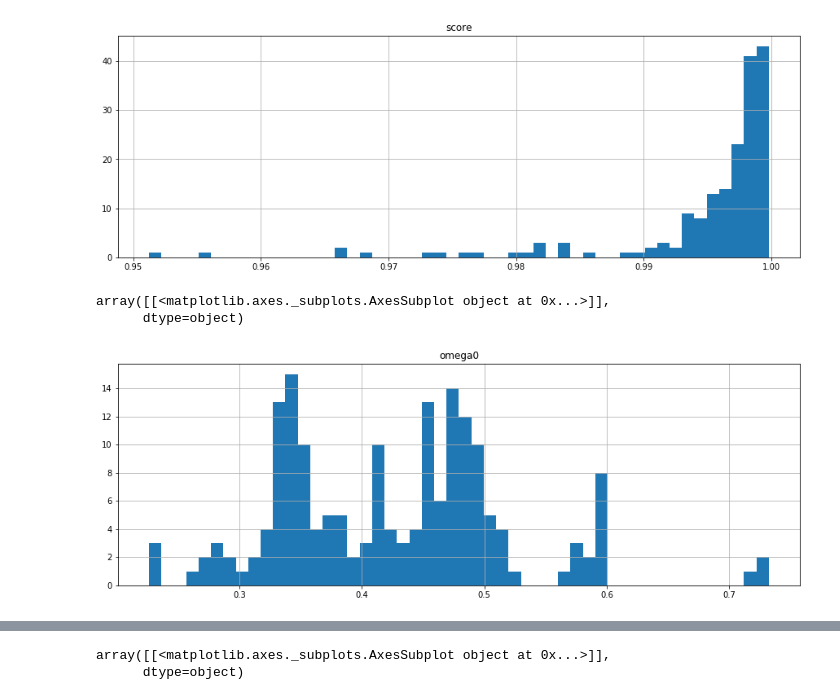
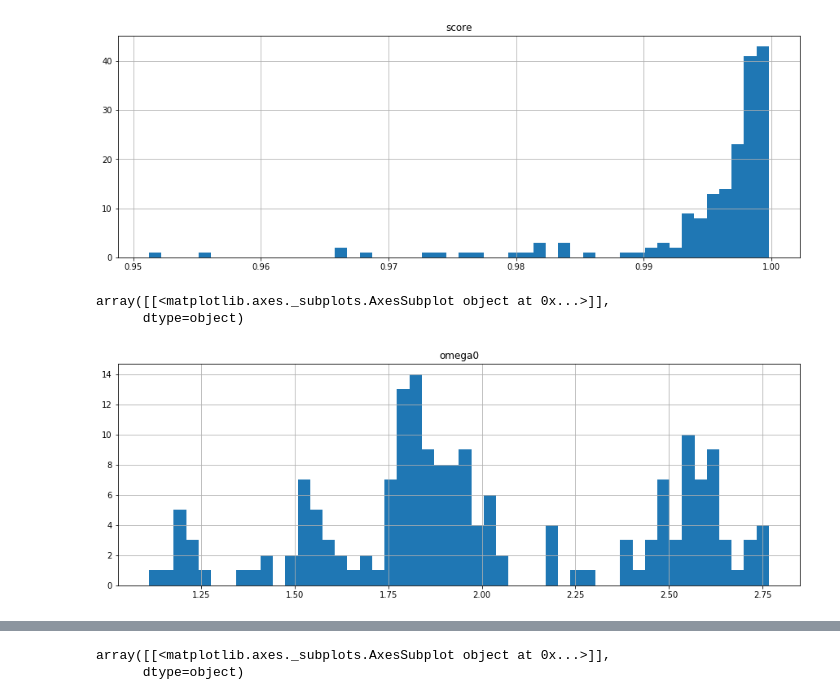
Before and after one commit to martinlarsalbert/rolldecay, a Jupyter notebook: notebooks/rolldecay/05_new_method/01.1_maa_mdl_regression.ipynb, the cells around one changed output, grey strips where cells are left out. Saved outputs shown, nothing was run; the diff lists cells and outputs as text; code cells hidden in the pictures.

```diff
--- a/notebooks/rolldecay/05_new_method/01.1_maa_mdl_regression.ipynb
+++ b/notebooks/rolldecay/05_new_method/01.1_maa_mdl_regression.ipynb
@@ -171,6 +183,11 @@ interesting=[
 'TF',
 'TWIN',
 'ship_type_id',
+'ship_speed',
+'zeta',
+'d',
+'omega0',
+'mean_damping',
 ]
 # %%
 description.loc[interesting]
@@ -220,6 +237,6 @@ ship_type_id    166
 dtype: int64
 # %%
-remove = ['BTT1','BR','BRA','HSKEG','ASKEG','LSKEG','RHBL']
+remove = ['BTT1','BR','BRA','HSKEG','ASKEG','LSKEG','RHBL','RTYPE','lcg','BKX','zeta','d','omega0','mean_damping']
 add = ['ship_speed',]
 important = list(set(interesting) - set(remove)) + add
 # %%
@@ -261,3 +301,19 @@ df = df.loc[mask]
+# %%
+data = df[list(set(important) | set(['zeta','d','omega0','mean_damping',]))].copy()
+units = description.loc[data.columns]['unit']
+data['ship_speed']*=1.852/3.6
+units['ship_speed']=r'm/s'
+
+data['g']=9.81
+data['rho']=1000
+units['g']=r'm/s**2'
+units['rho']=r'kg/m**3'
+
+data['omega0_hat'] = data['omega0']*np.sqrt(data['beam']/(2*data['g']))
+units['omega0_hat'] = '-'
+
+bis_system = BisSystem(lpp=data['lpp'], volume=data['Volume'], units=units)
+data = bis_system.df_to_bis(data)
 # %%
 df.hist('score', bins = 50)
 # %% [output]
@@ -265,8 +321,8 @@ array([[<matplotlib.axes._subplots.AxesSubplot object at 0x...>]],
       dtype=object)
 [figure]
 # %%
-df.hist('omega0', bins = 50)
+data.hist('omega0', bins = 50)
 # %% [output]
 array([[<matplotlib.axes._subplots.AxesSubplot object at 0x...>]],
       dtype=object)
-[figure, old version]
+[figure, new version]
```
Also changed, not shown: parts of 32 cells of this notebook, 2 other files.
